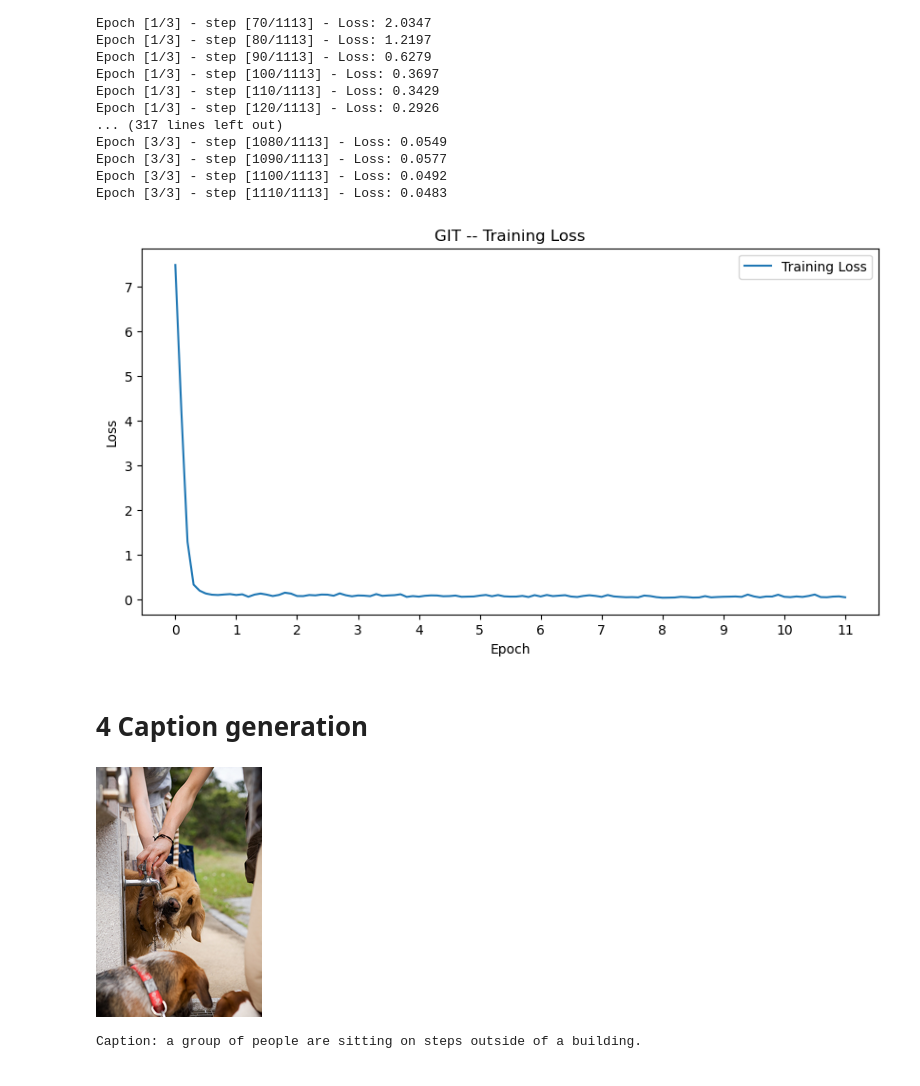
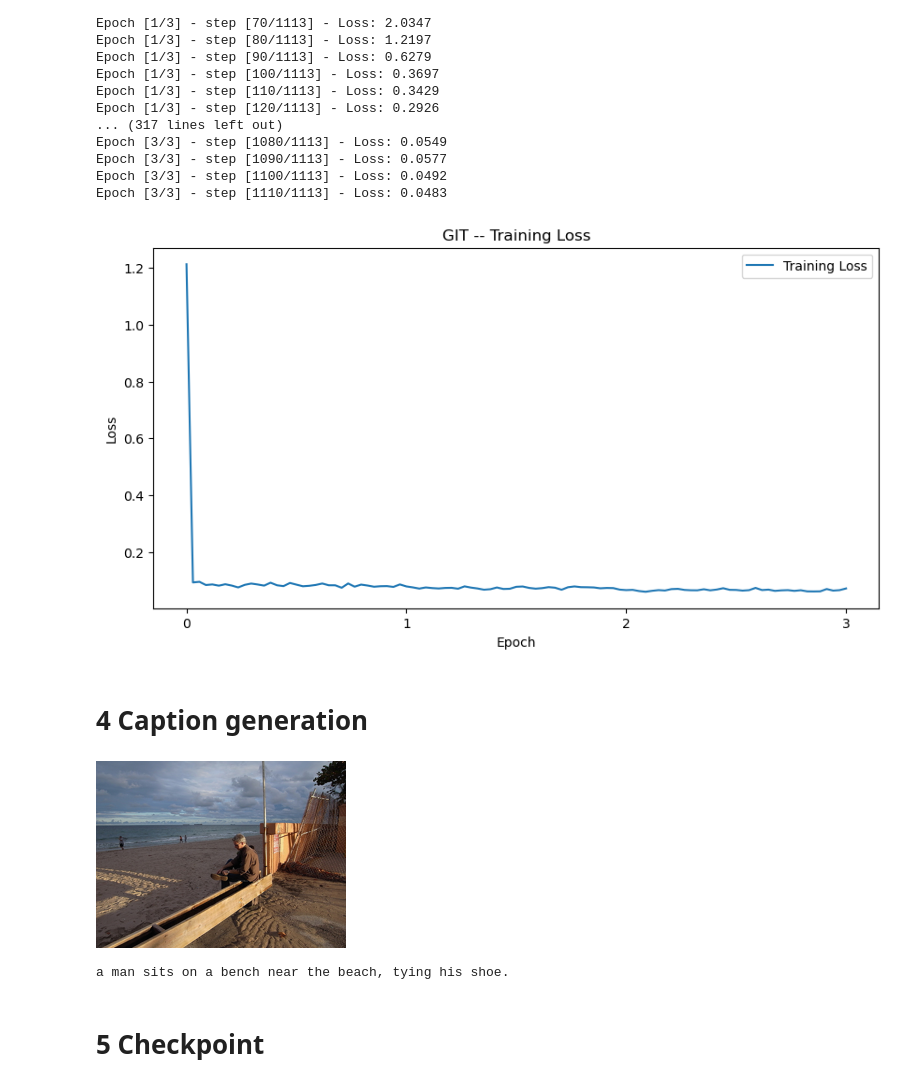
Before and after one commit to Tiazzo/image-captioning, a Jupyter notebook: models_capt/git.ipynb, the cells around one changed output. Cells and saved outputs as stored; diff of their text form; code cells hidden in the pictures.

Commit message:
feat: git model image and checkpoint

```diff
--- a/models_capt/git.ipynb
+++ b/models_capt/git.ipynb
@@ -40,14 +39,15 @@ class ImageCaptionDataset(Dataset):
         encoding = self.processor(images=image, text=caption, padding="max_length", return_tensors="pt").to(device)
         encoding = {k: v.squeeze() for k,v in encoding.items()}
 
-        return encoding
+        return encoding, image
 # %%
 IMG_SIZE = 224
 
 processor = AutoProcessor.from_pretrained("microsoft/git-base")
 # train_dataset = ImageCaptionDataset("../data/val_small", "../data/val_small/small_captions_val.txt", processor)
 train_dataset = ImageCaptionDataset("../data/train", "../data/train/captions_train.txt", processor)
+test_dataset = ImageCaptionDataset("../data/test", "../data/test/captions_test.txt", processor)
 
-item = train_dataset[0]
-for k,v in item.items():
-	print(k,v.shape)
+# item = train_dataset[0]
+# for k,v in item.items():
+	# print(k,v.shape)
@@ -151,32 +147,43 @@ plt.plot(t_l, label='Training Loss')
 plt.title('GIT -- Training Loss')
 plt.xlabel('Epoch')
 plt.ylabel('Loss')
-plt.xticks(ticks=range(0, len(t_l), 10), labels=range(0, 12))
+plt.xticks(ticks=range(0, len(t_l), len(t_l)//3), labels=range(0, 4))
 plt.legend()
 plt.show()
 # plt.savefig('../img/GIT.pdf', format='pdf')
 # %% [output]
-[figure, old version]
+[figure, new version]
 # %% [markdown]
 # 4 Caption generation
 # %%
 import random
 
-idx = random.randint(0, len(train_dataset))
+idx = random.randint(0, len(test_dataset))
 df = pd.read_table("../data/test/captions_test.txt", sep=",", header=None, names=["image", "caption"], dtype='str')
 img_name = os.path.join("../data/test", df.iloc[idx, 0])
 image = Image.open(img_name)
 width, height = image.size
 display(image.resize((int(0.5*width), int(0.5*height))))
 
-# prepare image for the model
-inputs = processor(images=image, return_tensors="pt").to(device)
-pixel_values = inputs.pixel_values
+def generate_caption(idx, model, processor):
+    encoding, image = test_dataset[idx]
 
-# generate caption
-generated_ids = model.generate(pixel_values=pixel_values, max_length=50)
-generated_caption = processor.batch_decode(generated_ids, skip_special_tokens=True)[0]
-print(f"Caption: {generated_caption}")
+    # Make sure encoding is moved to the right device
+    encoding = {k: v.unsqueeze(0).to(device) for k, v in encoding.items() if k in ['input_ids', 'pixel_values']}
+
+    # Generate caption
+    with torch.no_grad():
+        generated_ids = model.generate(**encoding, max_length=513)
+
+    # Decode generated caption
+    generated_caption = processor.decode(generated_ids[0], skip_special_tokens=True)
+
+    return generated_caption
+
+caption = generate_caption(idx, model, processor)
+print(caption)
 # %% [output]
-[figure, old version]
+[figure, new version]
-Caption: a group of people are sitting on steps outside of a building.
+a man sits on a bench near the beach, tying his shoe.
+# %% [markdown]
+# 5 Checkpoint
```
Also changed, not shown: parts of 6 cells of this notebook, 7 other files.
